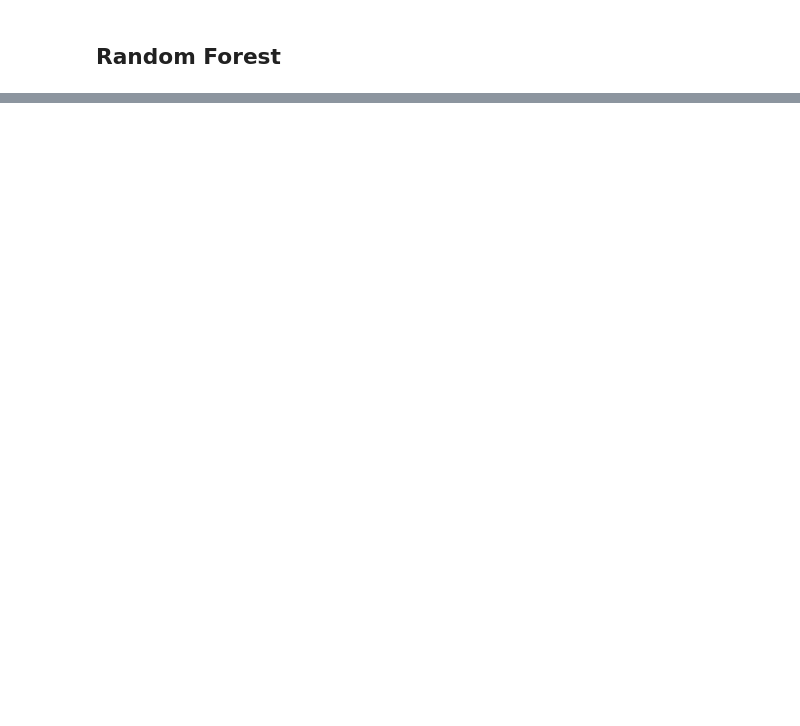
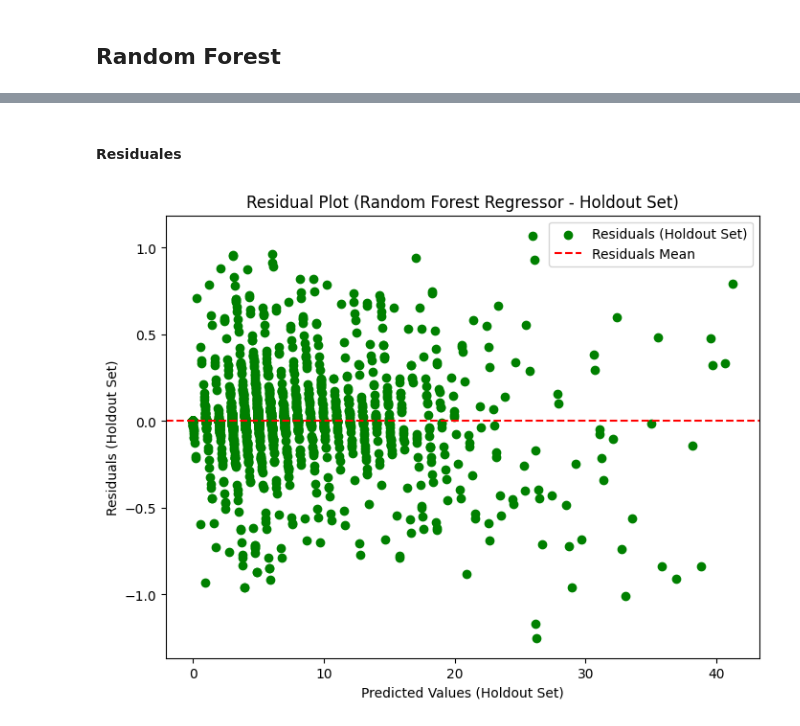
Before and after one commit to danielglz096/data-analytics, a Jupyter notebook: modelo_prediccion.ipynb, the cells around one changed output, grey strips where cells are left out. Cells and saved outputs as stored; diff of their text form; code cells hidden in the pictures; blank space fills up the shorter version.

```diff
--- a/modelo_prediccion.ipynb
+++ b/modelo_prediccion.ipynb
@@ -118,0 +265,16 @@ R-squared (R2) Score: 0.9992068219828738
+# %% [markdown]
+#### Residuales
+# %%
+# Calcular residuales
+residuals_rf_test = y_holdout - y_holdout_pred
+
+plt.figure(figsize=(8, 6))
+plt.scatter(y_holdout_pred, residuals_rf_test, color='green', label='Residuals (Holdout Set)')
+plt.axhline(y=0, color='red', linestyle='--', label='Residuals Mean')
+plt.xlabel('Predicted Values (Holdout Set)')
+plt.ylabel('Residuals (Holdout Set)')
+plt.title('Residual Plot (Random Forest Regressor - Holdout Set)')
+plt.legend(loc='upper right')
+plt.show()
+# %% [output]
+[figure, added]
```
Also changed, not shown: parts of 19 cells of this notebook.
